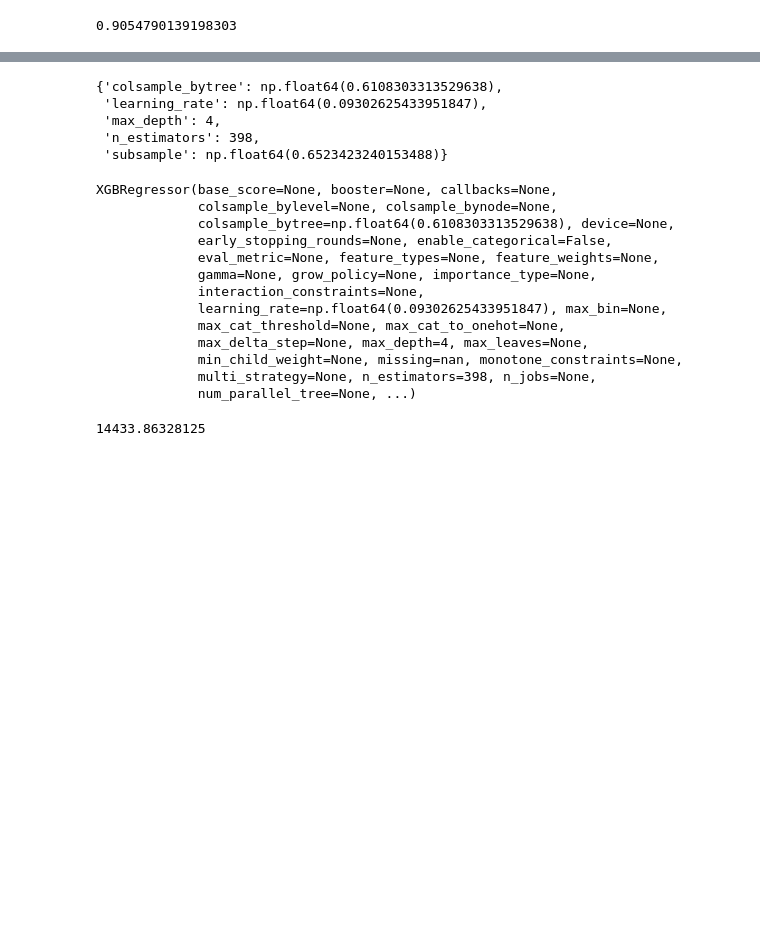
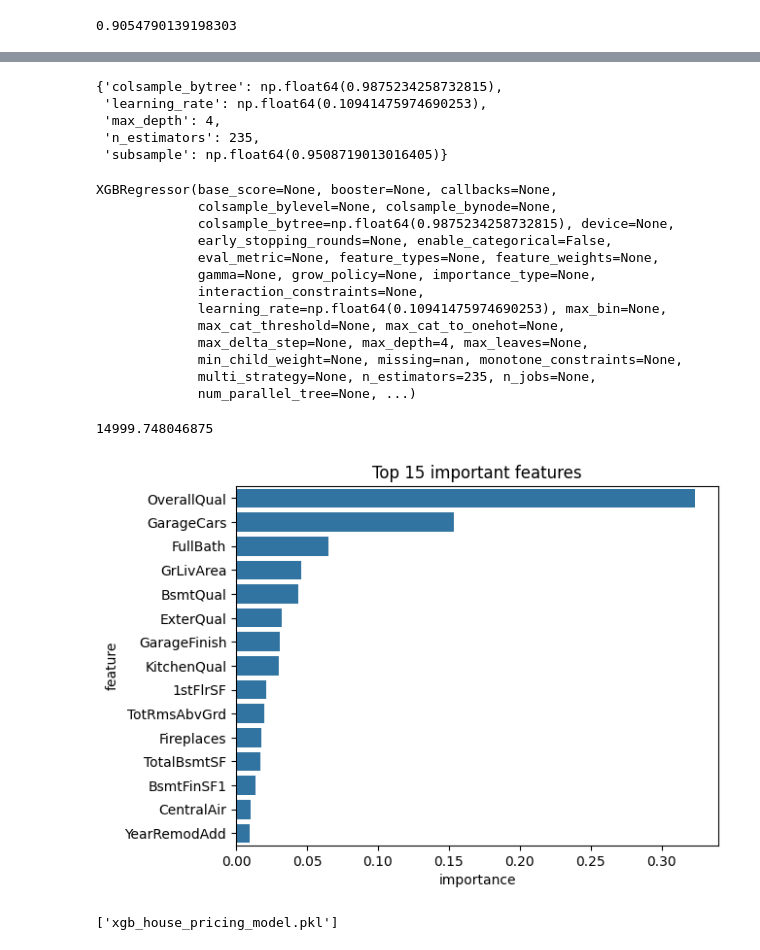
Before and after one commit to flippedpants/House-prices-prediction, a Jupyter notebook: predict_house_prices.ipynb, the cells around one changed output, grey strips where cells are left out. Drawn from its saved outputs; the diff is of its cells as text; code cells hidden in the pictures; blank space fills up the shorter version.

Commit message:
Saved the model in a pkl file

```diff
--- a/predict_house_prices.ipynb
+++ b/predict_house_prices.ipynb
@@ -133,7 +133,8 @@ search = RandomizedSearchCV(
     scoring='r2',
     verbose=1,
     n_jobs=-1,
-    n_iter=30
+    n_iter=30,
+    random_state=2
 )
 
 search.fit(X_train, y_train)
@@ -164,29 +165,29 @@ np.float64(0.8673798561096191)
 # %%
 search.best_params_
 # %% [output]
-{'colsample_bytree': np.float64(0.6108303313529638),
- 'learning_rate': np.float64(0.09302625433951847),
+{'colsample_bytree': np.float64(0.9875234258732815),
+ 'learning_rate': np.float64(0.10941475974690253),
  'max_depth': 4,
- 'n_estimators': 398,
- 'subsample': np.float64(0.6523423240153488)}
+ 'n_estimators': 235,
+ 'subsample': np.float64(0.9508719013016405)}
 # %%
 best_params = search.best_params_
 
-xgb_final = XGBRegressor(**best_params)
+xgb_final = XGBRegressor(**best_params, random_state=2)
 xgb_final.fit(X_train, y_train)
 # %% [output]
 XGBRegressor(base_score=None, booster=None, callbacks=None,
              colsample_bylevel=None, colsample_bynode=None,
-             colsample_bytree=np.float64(0.6108303313529638), device=None,
+             colsample_bytree=np.float64(0.9875234258732815), device=None,
              early_stopping_rounds=None, enable_categorical=False,
              eval_metric=None, feature_types=None, feature_weights=None,
              gamma=None, grow_policy=None, importance_type=None,
              interaction_constraints=None,
-             learning_rate=np.float64(0.09302625433951847), max_bin=None,
+             learning_rate=np.float64(0.10941475974690253), max_bin=None,
              max_cat_threshold=None, max_cat_to_onehot=None,
              max_delta_step=None, max_depth=4, max_leaves=None,
              min_child_weight=None, missing=nan, monotone_constraints=None,
-             multi_strategy=None, n_estimators=398, n_jobs=None,
+             multi_strategy=None, n_estimators=235, n_jobs=None,
              num_parallel_tree=None, ...)
 # %%
 final_pred = xgb_final.predict(X_test)
@@ -194,4 +195,27 @@ final_pred = xgb_final.predict(X_test)
 final_mae = mean_absolute_error(y_test, final_pred)
 final_mae
 # %% [output]
-14433.86328125
+14999.748046875
+# %%
+importance = xgb_final.feature_importances_
+imp_feat = pd.DataFrame({
+    'feature': X_train.columns,
+    'importance': importance
+}).sort_values(by='importance', ascending=False)
+# %%
+top_k = 15
+top_imp_feat = imp_feat.head(top_k)
+# %%
+sns.barplot(
+    data=top_imp_feat,
+    x= 'importance',
+    y= 'feature'
+)
+plt.title(f"Top {top_k} important features")
+plt.show()
+# %% [output]
+[figure, added]
+# %%
+joblib.dump(xgb_final, "xgb_house_pricing_model.pkl")
+# %% [output]
+['xgb_house_pricing_model.pkl']
```
Also changed, not shown: parts of 3 cells of this notebook, 1 other file.
